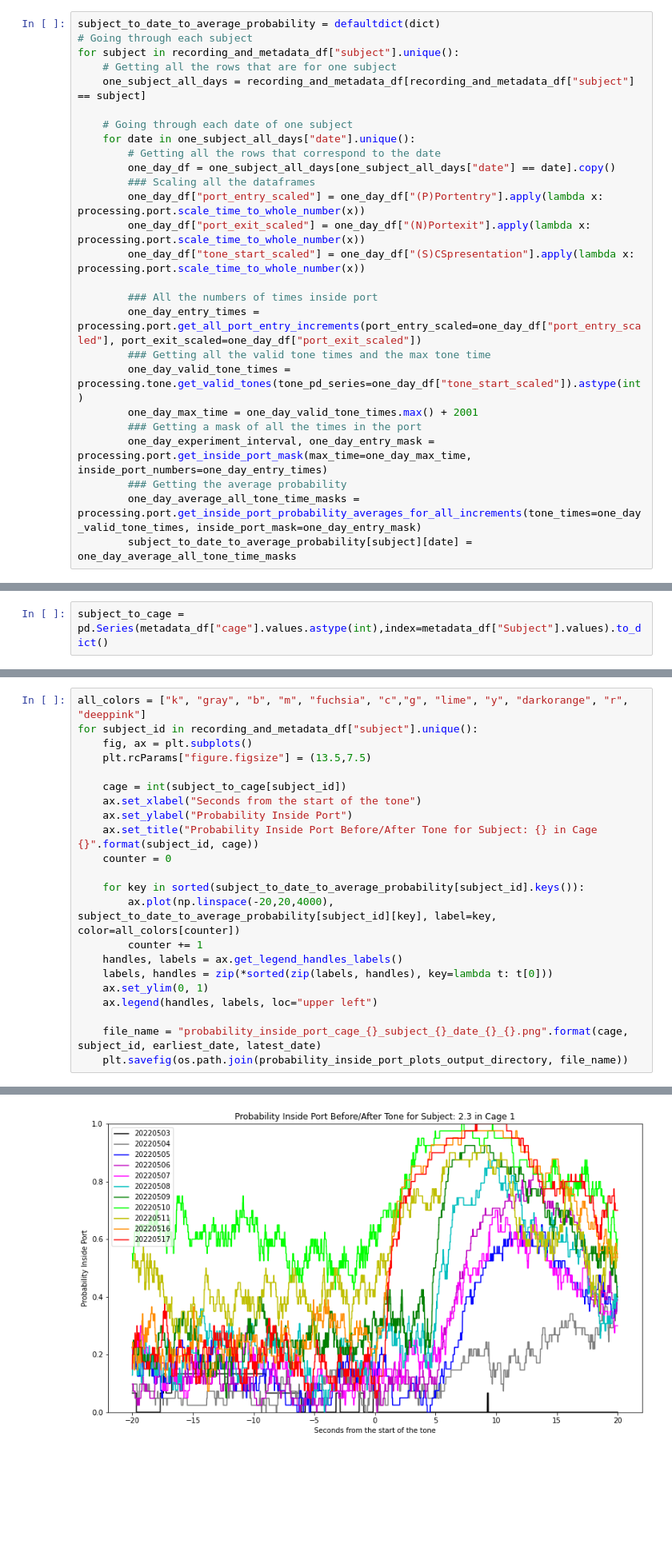
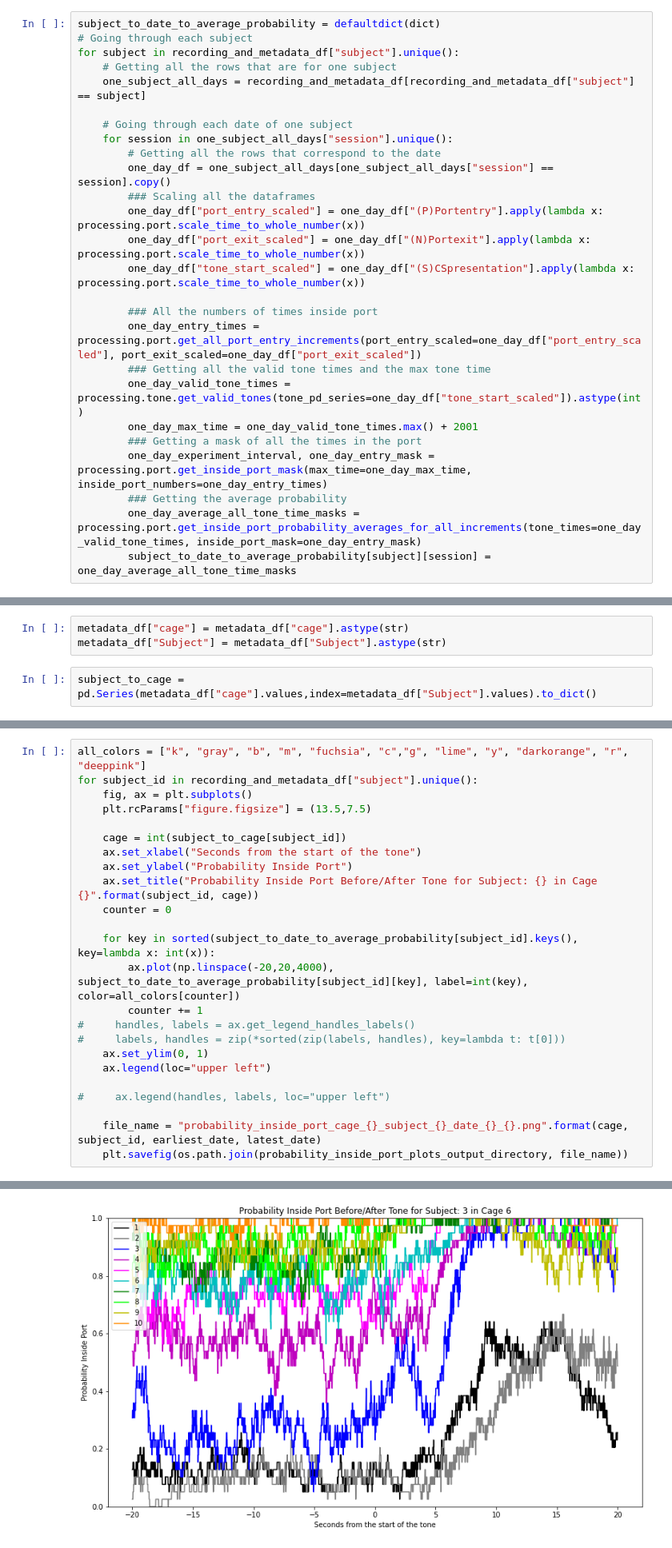
Before and after one commit to padillacoreanolab/behavioral_dataframe_processing, a Jupyter notebook: results/2022_10_12_pilot_1_2_3_reward_training/pilot_2/03_calculating_port_entry_precision.ipynb, the cells around one changed output, grey strips where cells are left out. Shown at 80% size. Drawn from its saved outputs; the diff is of its cells as text; blank space fills up the shorter version.

Commit message:
fix: make column with subject id + cage to fix duplicate ID issue

```diff
--- a/results/2022_10_12_pilot_1_2_3_reward_training/pilot_2/03_calculating_port_entry_precision.ipynb
+++ b/results/2022_10_12_pilot_1_2_3_reward_training/pilot_2/03_calculating_port_entry_precision.ipynb
@@ -534,9 +532,9 @@ for subject in recording_and_metadata_df["subject"].unique():
     one_subject_all_days = recording_and_metadata_df[recording_and_metadata_df["subject"] == subject]
 
     # Going through each date of one subject
-    for date in one_subject_all_days["date"].unique():
+    for session in one_subject_all_days["session"].unique():
         # Getting all the rows that correspond to the date
-        one_day_df = one_subject_all_days[one_subject_all_days["date"] == date].copy()
+        one_day_df = one_subject_all_days[one_subject_all_days["session"] == session].copy()
         ### Scaling all the dataframes
         one_day_df["port_entry_scaled"] = one_day_df["(P)Portentry"].apply(lambda x: processing.port.scale_time_to_whole_number(x))
         one_day_df["port_exit_scaled"] = one_day_df["(N)Portexit"].apply(lambda x: processing.port.scale_time_to_whole_number(x))
@@ -551,7 +549,7 @@ for subject in recording_and_metadata_df["subject"].unique():
         one_day_experiment_interval, one_day_entry_mask = processing.port.get_inside_port_mask(max_time=one_day_max_time, inside_port_numbers=one_day_entry_times)
         ### Getting the average probability
         one_day_average_all_tone_time_masks = processing.port.get_inside_port_probability_averages_for_all_increments(tone_times=one_day_valid_tone_times, inside_port_mask=one_day_entry_mask)
-        subject_to_date_to_average_probability[subject][date] = one_day_average_all_tone_time_masks
+        subject_to_date_to_average_probability[subject][session] = one_day_average_all_tone_time_masks
 # %%
 for key, value in subject_to_date_to_average_probability.items():
     print("Subject: {}".format(key))
@@ -587,5 +575,8 @@ subject_to_date_to_average_probability["3.3 (4)"]
+# %%
+metadata_df["cage"] = metadata_df["cage"].astype(str)
+metadata_df["Subject"] = metadata_df["Subject"].astype(str)
 # %%
-subject_to_cage = pd.Series(metadata_df["cage"].values.astype(int),index=metadata_df["Subject"].values).to_dict()
+subject_to_cage = pd.Series(metadata_df["cage"].values,index=metadata_df["Subject"].values).to_dict()
 # %%
 subject_to_cage
 # %% [output]
@@ -631,13 +615,15 @@ for subject_id in recording_and_metadata_df["subject"].unique():
     ax.set_title("Probability Inside Port Before/After Tone for Subject: {} in Cage {}".format(subject_id, cage))
     counter = 0
 
-    for key in sorted(subject_to_date_to_average_probability[subject_id].keys()):
-        ax.plot(np.linspace(-20,20,4000), subject_to_date_to_average_probability[subject_id][key], label=key, color=all_colors[counter])
+    for key in sorted(subject_to_date_to_average_probability[subject_id].keys(), key=lambda x: int(x)):
+        ax.plot(np.linspace(-20,20,4000), subject_to_date_to_average_probability[subject_id][key], label=int(key), color=all_colors[counter])
         counter += 1
-    handles, labels = ax.get_legend_handles_labels()
-    labels, handles = zip(*sorted(zip(labels, handles), key=lambda t: t[0]))
+#     handles, labels = ax.get_legend_handles_labels()
+#     labels, handles = zip(*sorted(zip(labels, handles), key=lambda t: t[0]))
     ax.set_ylim(0, 1)
-    ax.legend(handles, labels, loc="upper left")
+    ax.legend(loc="upper left")
+
+#     ax.legend(handles, labels, loc="upper left")
 
     file_name = "probability_inside_port_cage_{}_subject_{}_date_{}_{}.png".format(cage, subject_id, earliest_date, latest_date)
     plt.savefig(os.path.join(probability_inside_port_plots_output_directory, file_name))
@@ -648 +634 @@ for subject_id in recording_and_metadata_df["subject"].unique():
-[figure, old version]
+[figure, new version]
```
Also changed, not shown: parts of 88 cells of this notebook, 5 other files.
